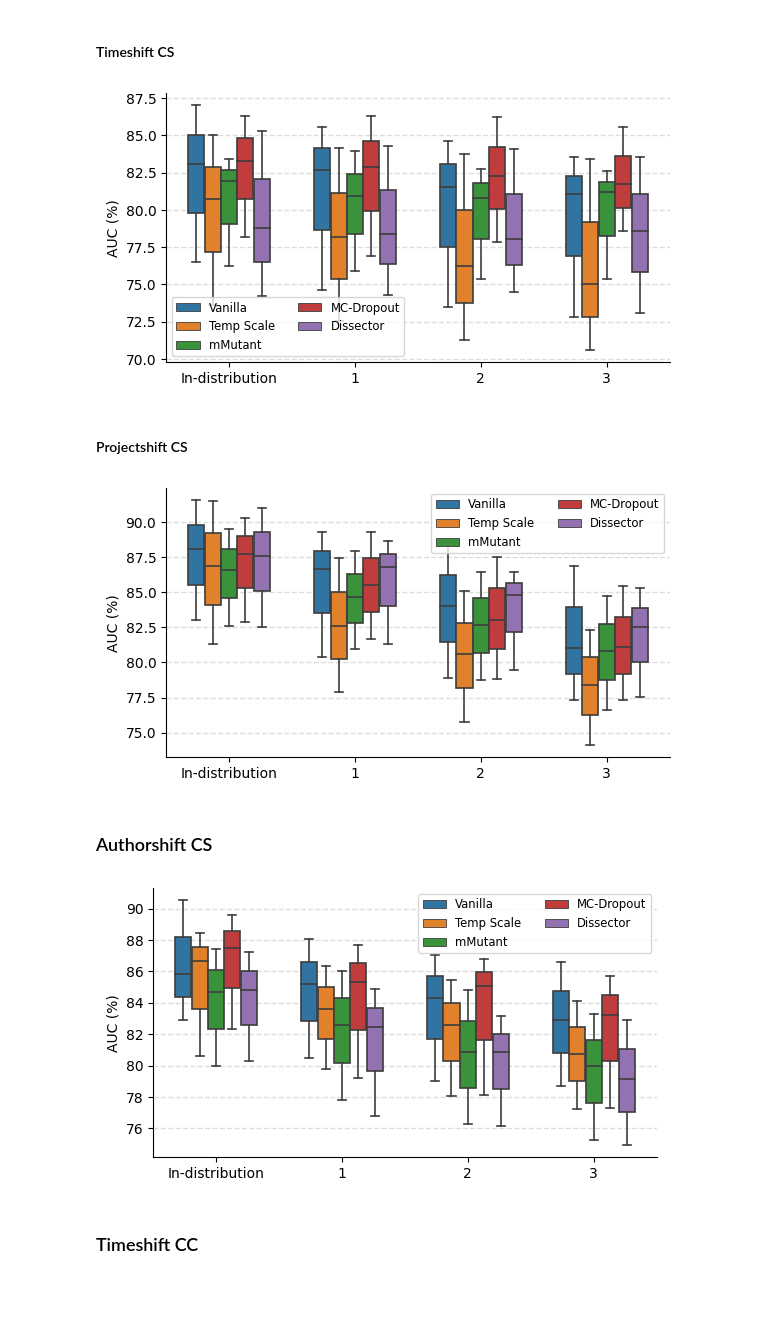
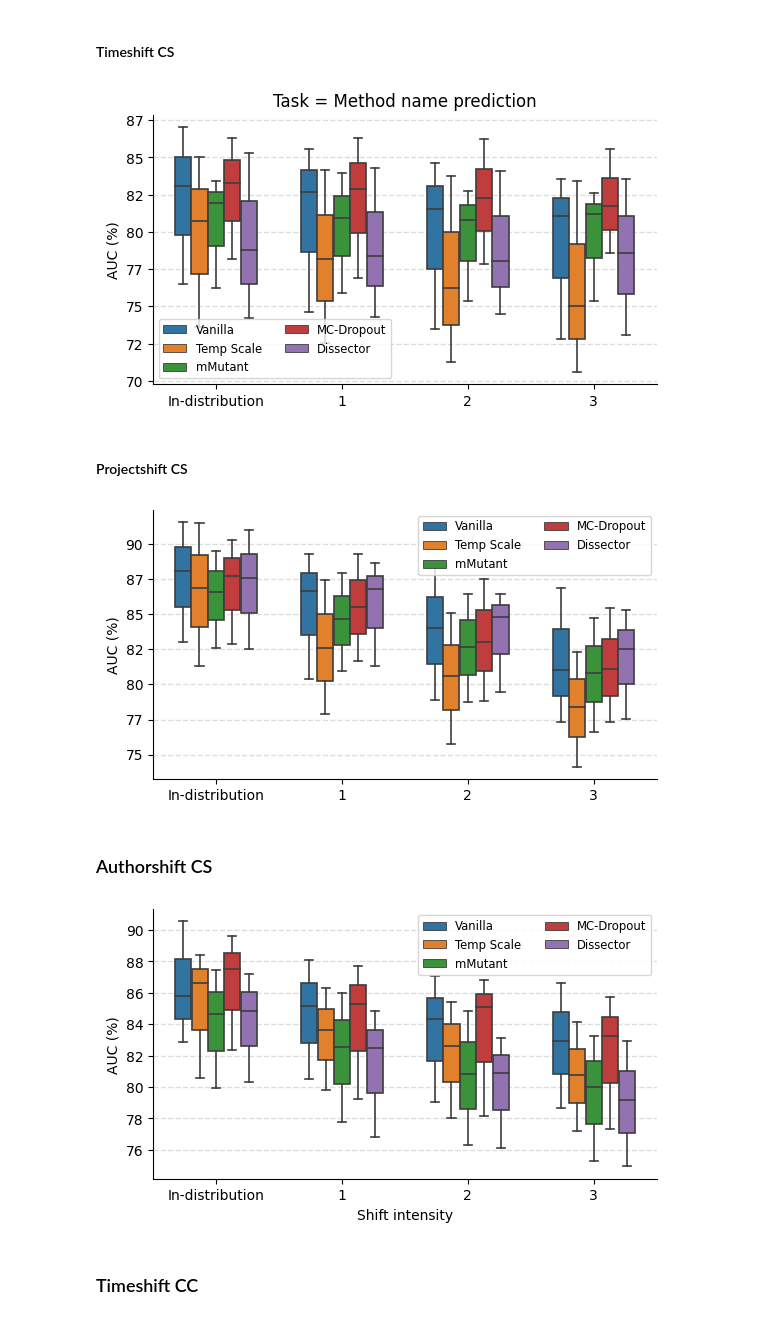
Before and after one commit to yul091/UncertaintyPL, a Jupyter notebook: notebooks/uncertainty_eval.ipynb, the cells around one changed output. Cells and saved outputs as stored; diff of their text form; code cells hidden in the pictures; blank space fills up the shorter version.

```diff
--- a/notebooks/uncertainty_eval.ipynb
+++ b/notebooks/uncertainty_eval.ipynb
@@ -156,34 +156,38 @@ time_cs_df = pd.DataFrame({
 data_melt = pd.melt(
     time_cs_df,
     id_vars=['Method', 'Metric', 'Shift', 'Task', 'Model'],
     value_vars=['Validation', 'Shift1', 'Shift2', 'Shift3'],
     var_name='Shift_Intensity',
     value_name='AUC',
 )
 data_melt['Shift_Intensity'] = data_melt['Shift_Intensity'].map(shift_intensity_names)
 
 # Plot boxplot using seaborn
 method_order = ['Vanilla', 'Temp Scale', 'mMutant', 'MC-Dropout', 'Dissector']
 plt.figure(figsize=(6.5, 3.5))
 plt.grid(True, color='#DDDDDD', linestyle='--', linewidth=1)
 ax = sns.boxplot(
     data=data_melt,
     x='Shift_Intensity',
     y='AUC',
     hue='Method',
     hue_order=method_order,
     width=0.65,
     linewidth=1.2,
 )
 ax.set_axisbelow(True)
 ax.spines['right'].set_visible(False)
 ax.spines['top'].set_visible(False)
 ax.legend(ncols=2, fontsize='small')
+# set the y-axis tick labels as integers
+ax.yaxis.set_major_formatter(plt.FormatStrFormatter('%d'))
+plt.title('Task = Method name prediction')
 plt.xlabel('')
 plt.ylabel('AUC (%)')
+plt.savefig('../Figure/time_cs_auc.pdf', bbox_inches='tight')
 plt.show()
 # %% [output]
-[figure, old version]
+[figure, new version]
 # %% [markdown]
 #### Projectshift CS
 # %%
@@ -234,11 +238,14 @@ ax.set_axisbelow(True)
 ax.spines['right'].set_visible(False)
 ax.spines['top'].set_visible(False)
 ax.legend(ncols=2, fontsize='small')
+# set the y-axis tick labels as integers
+ax.yaxis.set_major_formatter(plt.FormatStrFormatter('%d'))
 plt.xlabel('')
 plt.ylabel('AUC (%)')
+plt.savefig('../Figure/project_cs_auc.pdf', bbox_inches='tight')
 plt.show()
 # %% [output]
-[figure, old version]
+[figure, new version]
 # %% [markdown]
 ### Authorshift CS
 # %%
@@ -289,11 +296,12 @@ ax.set_axisbelow(True)
 ax.spines['right'].set_visible(False)
 ax.spines['top'].set_visible(False)
 ax.legend(ncols=2, fontsize='small')
-plt.xlabel('')
+plt.xlabel('Shift intensity')
 plt.ylabel('AUC (%)')
+plt.savefig('../Figure/author_cs_auc.pdf', bbox_inches='tight')
 plt.show()
 # %% [output]
-[figure, old version]
+[figure, new version]
 # %% [markdown]
 ### Timeshift CC
 # %%
```
Also changed, not shown: parts of 6 cells of this notebook, 6 other files.
